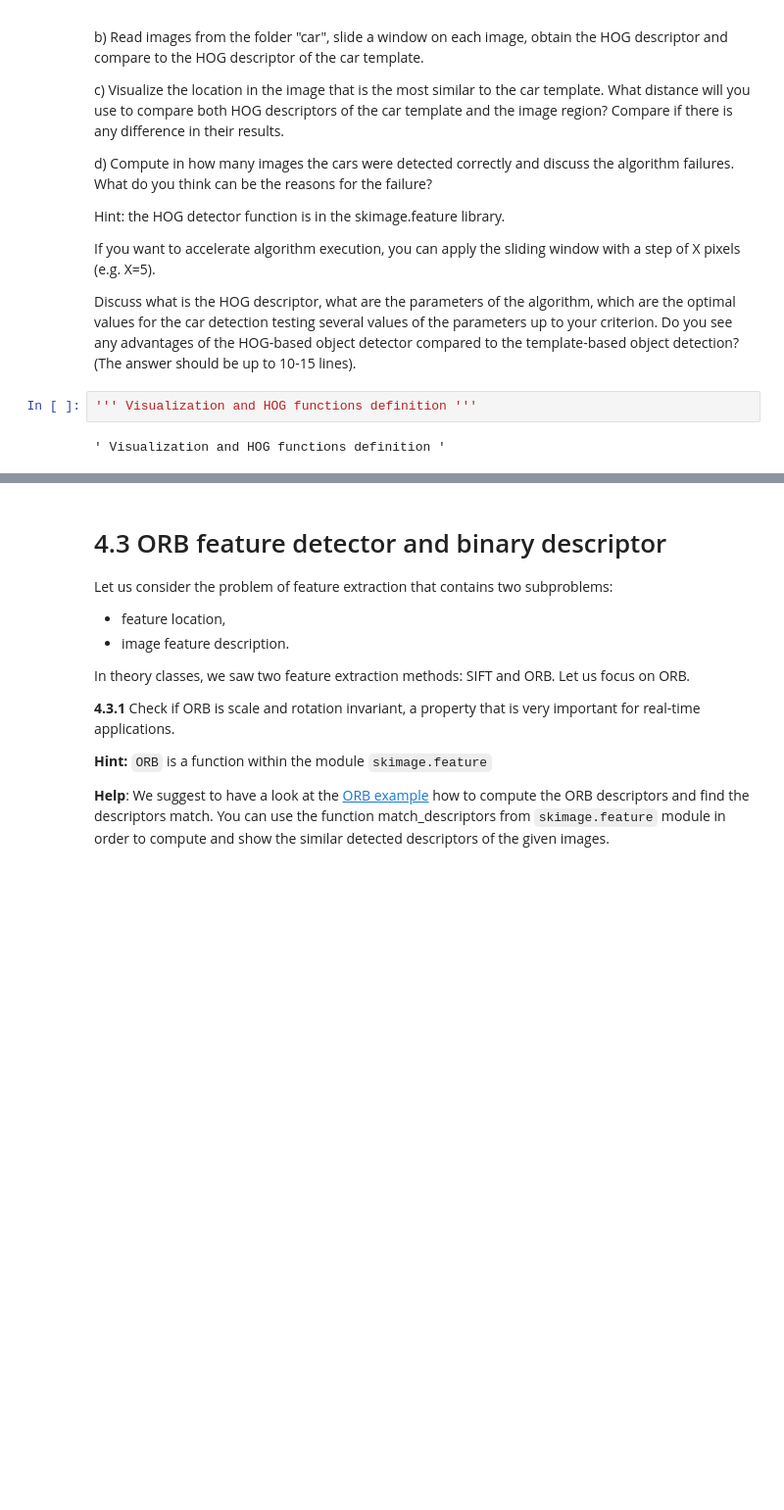
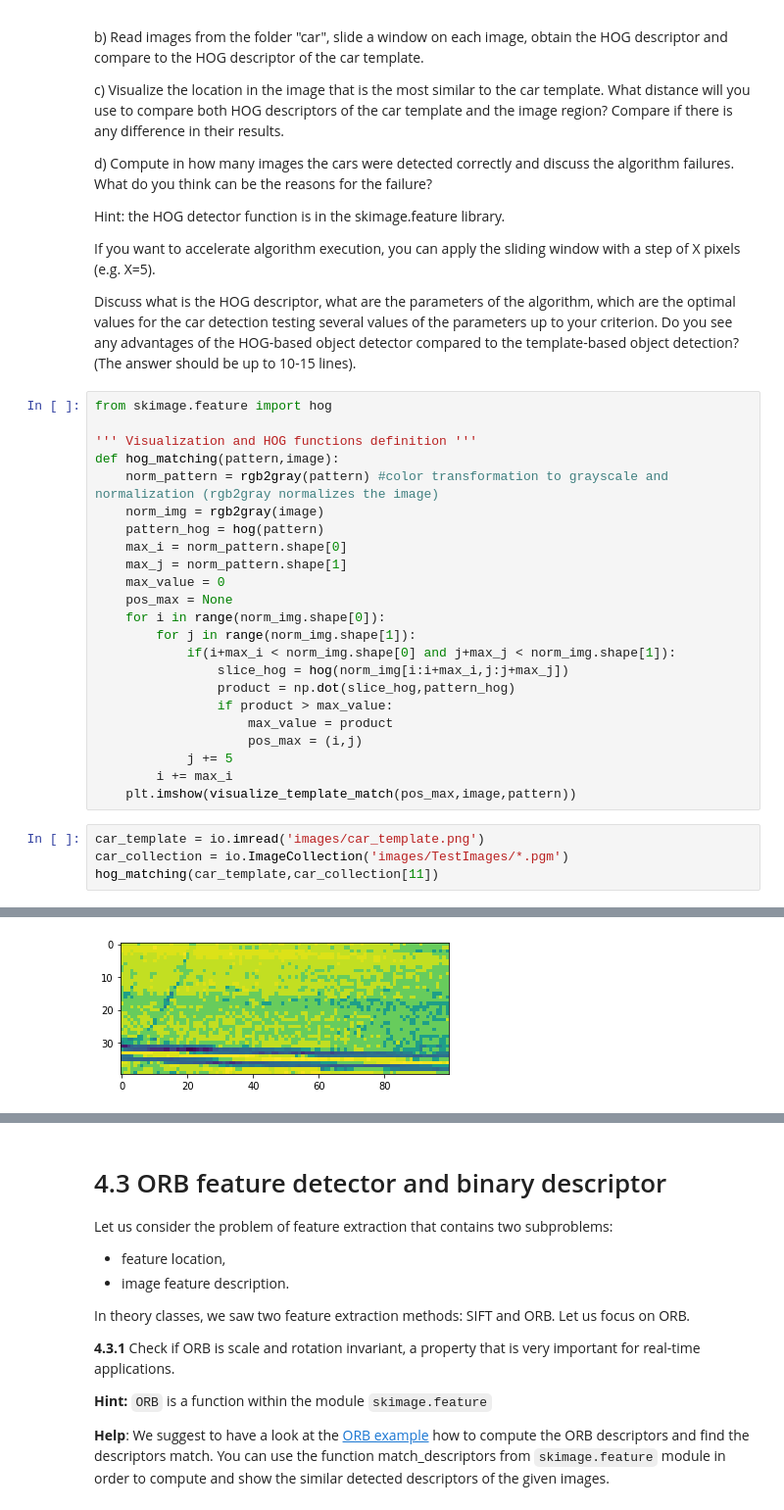
Before and after one commit to jmcano94/Visio-Artificial, a Jupyter notebook: p4/p4.ipynb, the cells around one changed output, grey strips where cells are left out. Shown: that part at 98% size. Saved outputs shown, nothing was run; the diff lists cells and outputs as text; blank space fills up the shorter version.

```diff
--- a/p4/p4.ipynb
+++ b/p4/p4.ipynb
@@ -151,7 +250,31 @@ Hint: the HOG detector function is in the skimage.feature library.
 If you want to accelerate algorithm execution, you can apply the sliding window with a step of X pixels (e.g. X=5).
 
 Discuss what is the HOG descriptor, what are the parameters of the algorithm, which are the optimal values for the car detection testing several values of the parameters up to your criterion. Do you see any advantages of the HOG-based object detector compared to the template-based object detection? (The answer should be up to 10-15 lines).
-# %%
-''' Visualization and HOG functions definition '''
-# %% [output]
-' Visualization and HOG functions definition '
+# %%
+from skimage.feature import hog
+
+''' Visualization and HOG functions definition '''
+def hog_matching(pattern,image):
+    norm_pattern = rgb2gray(pattern) #color transformation to grayscale and normalization (rgb2gray normalizes the image)
+    norm_img = rgb2gray(image)
+    pattern_hog = hog(pattern)
+    max_i = norm_pattern.shape[0]
+    max_j = norm_pattern.shape[1]
+    max_value = 0
+    pos_max = None
+    for i in range(norm_img.shape[0]):
+        for j in range(norm_img.shape[1]):
+            if(i+max_i < norm_img.shape[0] and j+max_j < norm_img.shape[1]):
+                slice_hog = hog(norm_img[i:i+max_i,j:j+max_j])
+                product = np.dot(slice_hog,pattern_hog)
+                if product > max_value:
+                    max_value = product
+                    pos_max = (i,j)
+            j += 5
+        i += max_i
+    plt.imshow(visualize_template_match(pos_max,image,pattern))
+# %%
+car_template = io.imread('images/car_template.png')
+car_collection = io.ImageCollection('images/TestImages/*.pgm')
+hog_matching(car_template,car_collection[11])
+# %% [output]
@@ -157,0 +283 @@ Discuss what is the HOG descriptor, what are the parameters of the algorithm, wh
+[figure, added]
```
Also changed, not shown: parts of 11 cells of this notebook.
